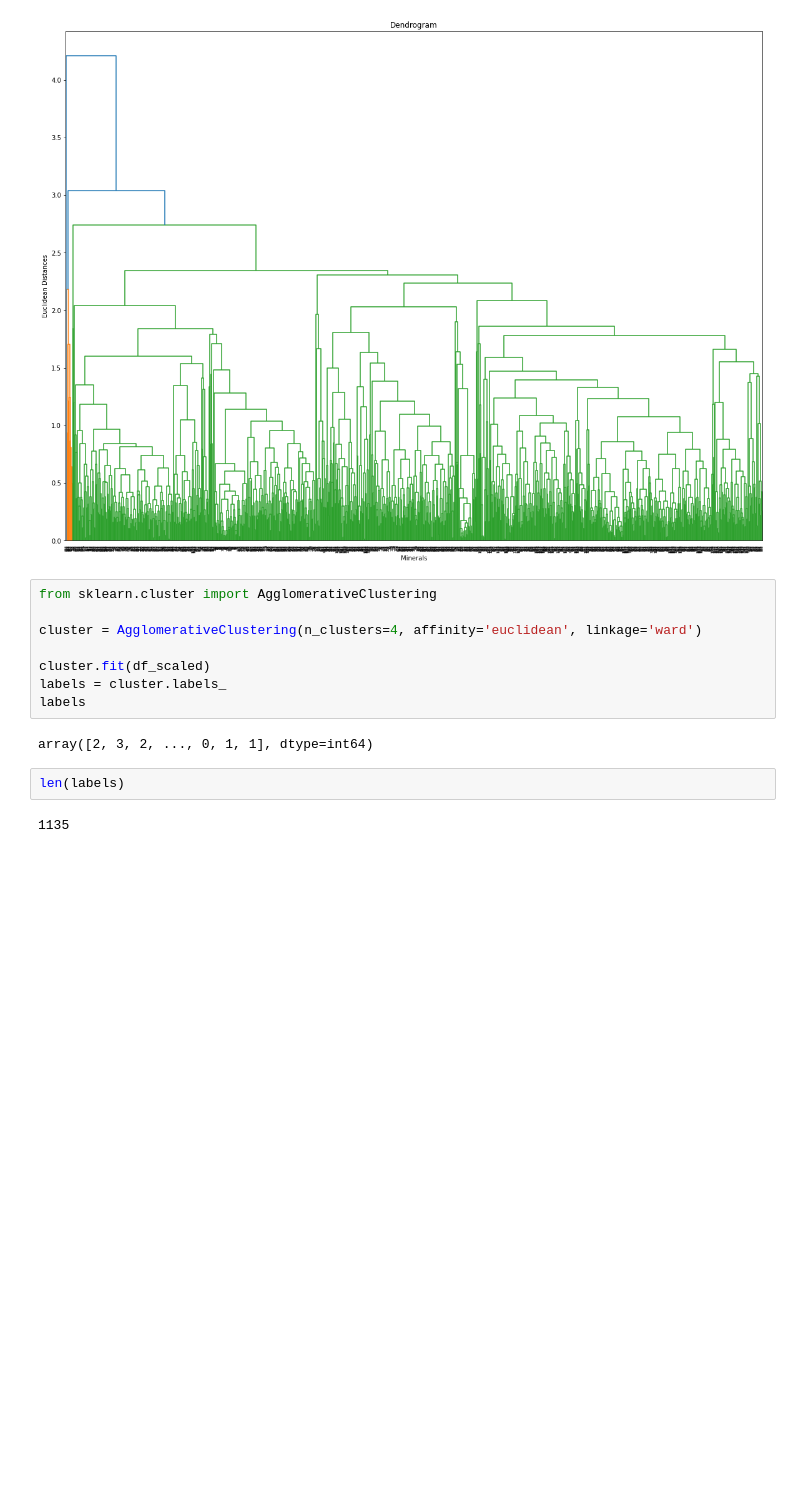
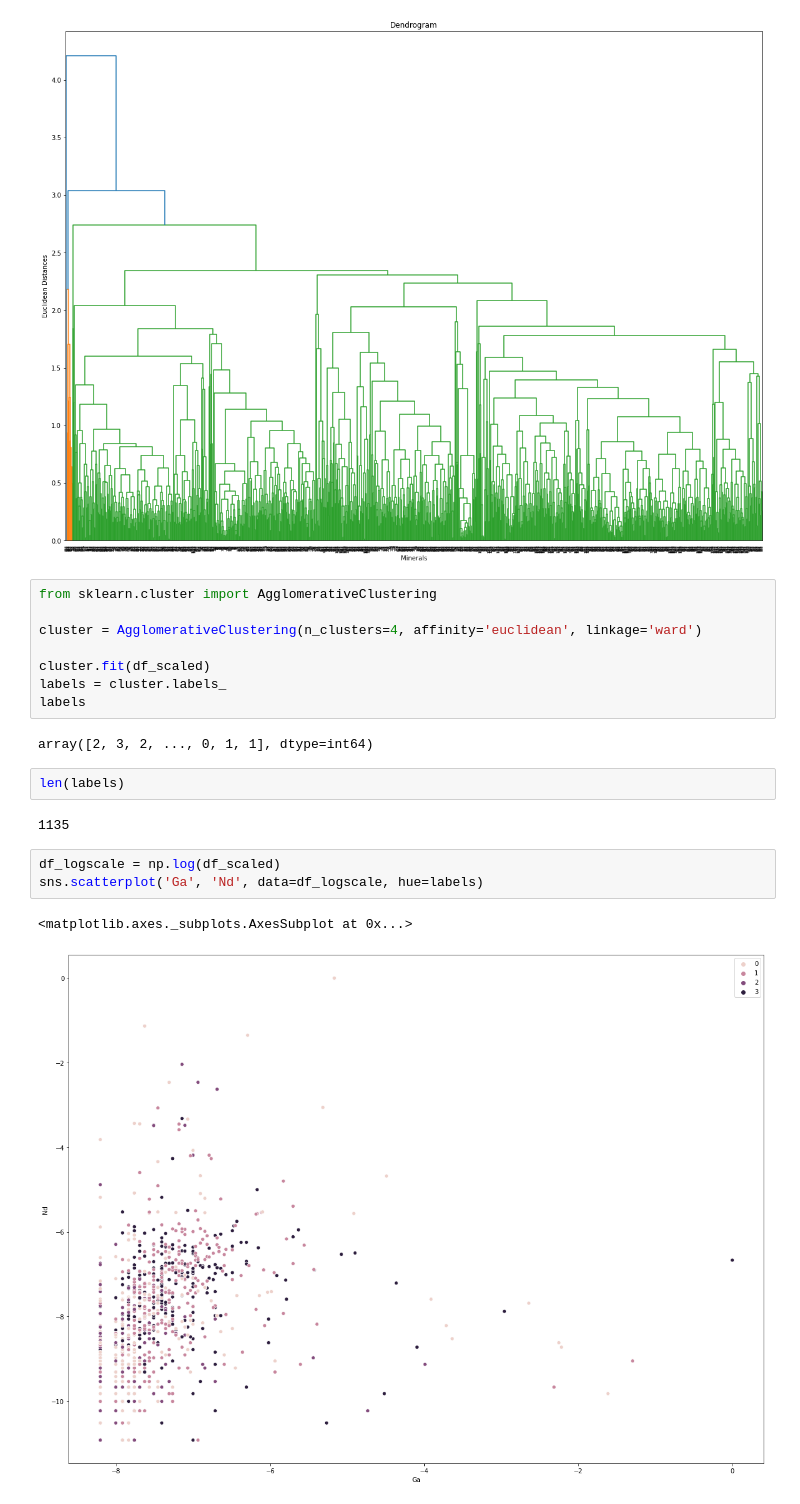
Before and after one commit to franticOreo/CriticalMinerals, a Jupyter notebook: asher/Oznaca EDA.ipynb, the cells around one changed output. Cells and saved outputs as stored; diff of their text form; blank space fills up the shorter version.

Commit message:
Added scatterplot by clusters

```diff
--- a/asher/Oznaca EDA.ipynb
+++ b/asher/Oznaca EDA.ipynb
@@ -245,3 +245,9 @@ array([2, 3, 2, ..., 0, 1, 1], dtype=int64)
 len(labels)
 # %% [output]
 1135
+# %%
+df_logscale = np.log(df_scaled)
+sns.scatterplot('Ga', 'Nd', data=df_logscale, hue=labels)
+# %% [output]
+<matplotlib.axes._subplots.AxesSubplot at 0x...>
+[figure, added]
```
